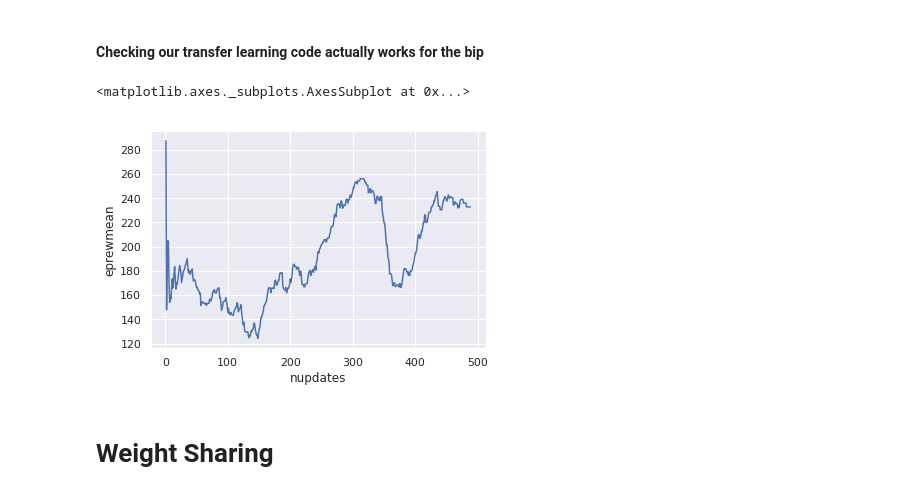
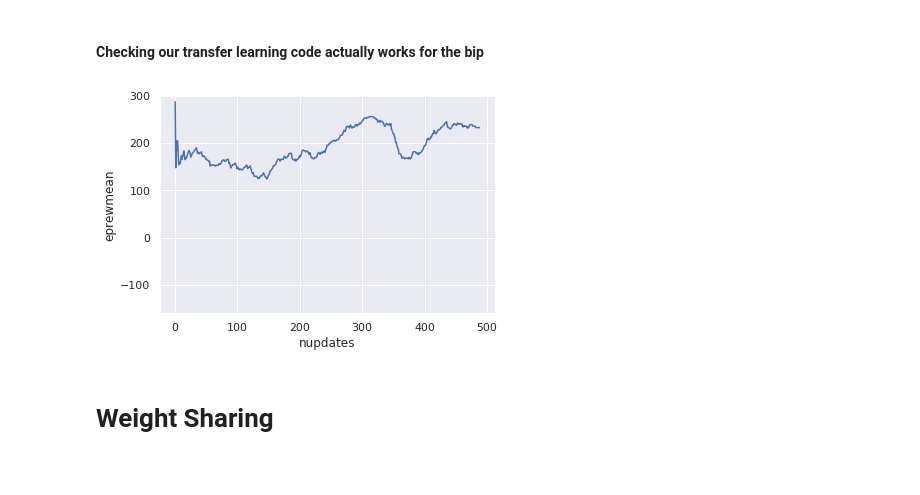
Before and after one commit to tjcdev/mlpgroup009, a Jupyter notebook: analysis/Analysis.ipynb, the cells around one changed output. Cells and saved outputs as stored; diff of their text form; code cells hidden in the pictures.

```diff
--- a/analysis/Analysis.ipynb
+++ b/analysis/Analysis.ipynb
@@ -31,9 +33,10 @@ sns.lineplot(x="nupdates", y="eprewmean", data=base_biphard)
 # %%
 check = pd.read_json('check-1.json')
 sns.lineplot(x="nupdates", y="eprewmean", data=check)
+plt.ylim(-160, 300)
+plt.show()
 # %% [output]
-<matplotlib.axes._subplots.AxesSubplot at 0x...>
-[figure, old version]
+[figure, new version]
 # %% [markdown]
 # Weight Sharing
 # %% [markdown]
```
Also changed, not shown: parts of 9 cells of this notebook.
